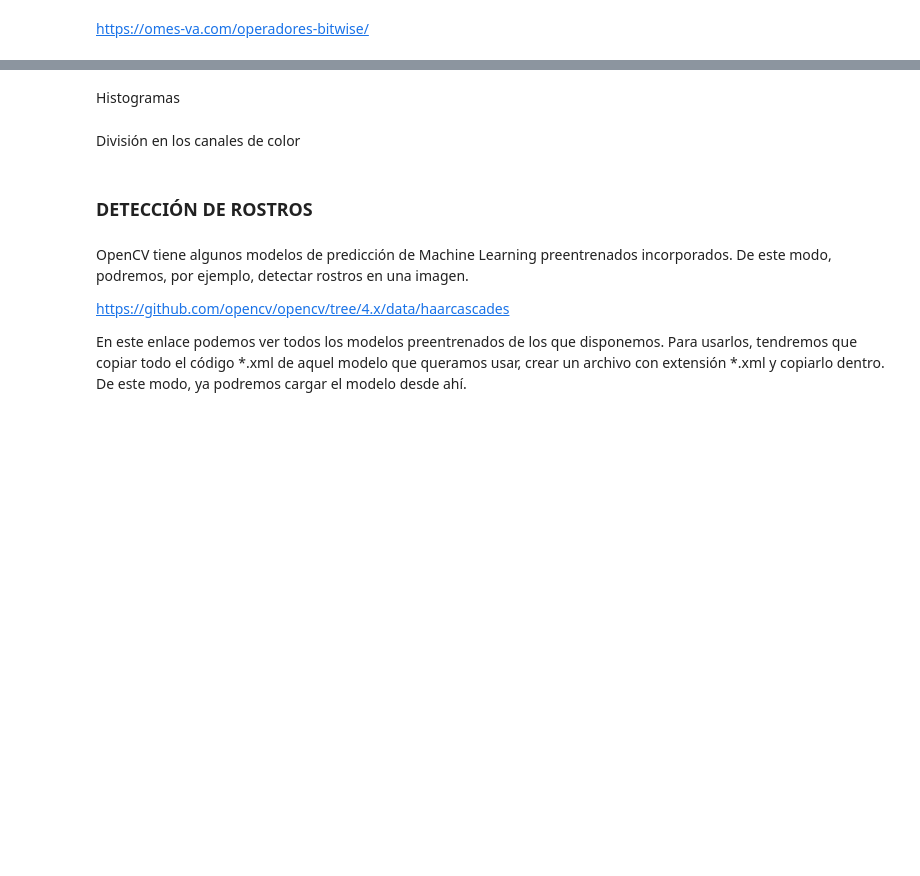
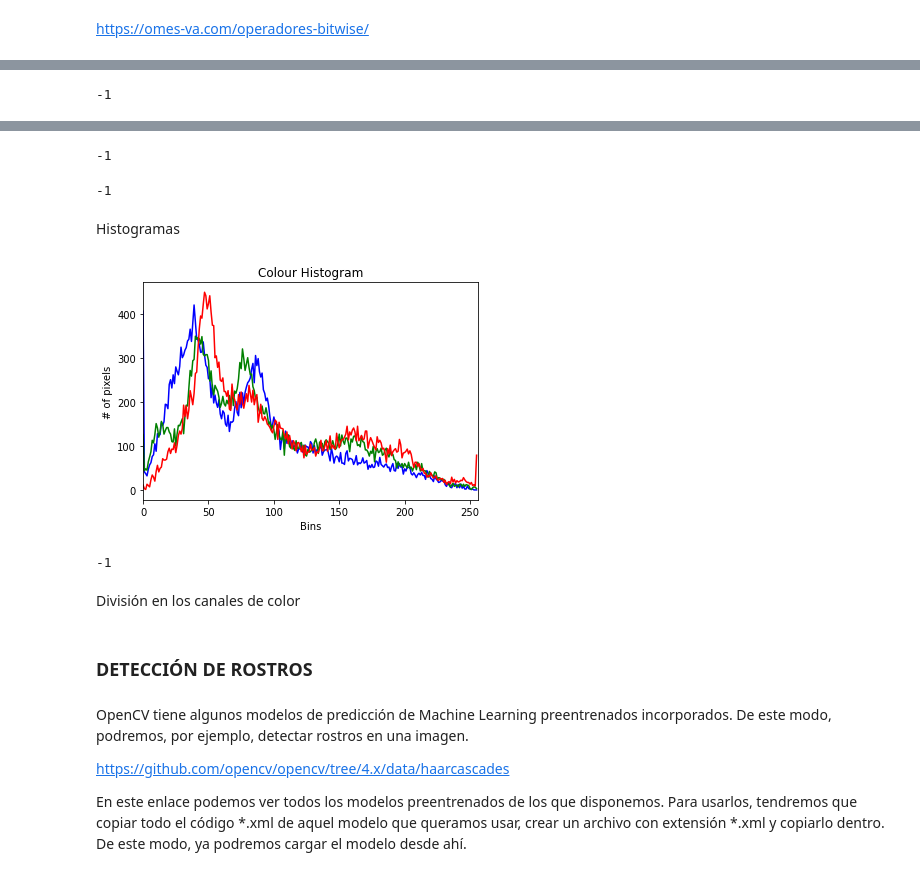
Before and after one commit to almesa93/taller_OpenCV, a Jupyter notebook: archivos/opencv_tutorial.ipynb, the cells around one changed output, grey strips where cells are left out. Saved outputs shown, nothing was run; the diff lists cells and outputs as text; code cells hidden in the pictures; blank space fills up the shorter version.

```diff
--- a/archivos/opencv_tutorial.ipynb
+++ b/archivos/opencv_tutorial.ipynb
@@ -85,8 +368,69 @@ bitwise_xor: sus salidas toman el valor de falso o 0 cuando ambas entradas posee
+# %%
+imagen_final = cv.bitwise_and(img, img, mask=mascara)
+cv.imshow('Final', imagen_final)
+cv.waitKey(0)
+# %% [output]
+-1
 # %% [markdown]
 bitwise_not: cuando una entrada es verdadera o 1, su salida es falso o  0, y viceversa. Es decir, devuelve los valores contrarios de la imagen dada (ya que admite darle solo una imagen) o lo no común entre la primera imagen y la segunda, incluidos los colores, por lo que devolverá los colores negativos.
 
 ![image alt text](https://omes-va.com/wp-content/uploads/2019/10/TABLA-DE-VERDAD-NOT.png)
+# %%
+mascara = cv.bitwise_and(circulo,rectangulo)
+cv.imshow('combi', mascara)
+cv.waitKey(0)
+# %% [output]
+-1
+# %%
+imagen_final = cv.bitwise_not(img, img, mask=mascara)
+cv.imshow('Final', imagen_final)
+cv.waitKey(0)
+# %% [output]
+-1
 # %% [markdown]
 Histogramas
+# %%
+img = cv.imread('./Resources/Photos/cats.jpg')
+cv.imshow('Cats', img)
+
+blank = np.zeros(img.shape[:2], dtype='uint8')
+
+# gray = cv.cvtColor(img, cv.COLOR_BGR2GRAY)
+# cv.imshow('Gray', gray)
+
+mask = cv.circle(blank, (img.shape[1]//2,img.shape[0]//2), 100, 255, -1)
+
+masked = cv.bitwise_and(img,img,mask=mask)
+cv.imshow('Mask', masked)
+
+# GRayscale histogram
+# gray_hist = cv.calcHist([gray], [0], mask, [256], [0,256] )
+
+# plt.figure()
+# plt.title('Grayscale Histogram')
+# plt.xlabel('Bins')
+# plt.ylabel('# of pixels')
+# plt.plot(gray_hist)
+# plt.xlim([0,256])
+# plt.show()
+
+# Colour Histogram
+
+plt.figure()
+plt.title('Colour Histogram')
+plt.xlabel('Bins')
+plt.ylabel('# of pixels')
+colors = ('b', 'g', 'r')
+for i,col in enumerate(colors):
+    hist = cv.calcHist([img], [i], mask, [256], [0,256])
+    plt.plot(hist, color=col)
+    plt.xlim([0,256])
+
+plt.show()
+
+cv.waitKey(0)
+# %% [output]
+[figure, added]
+-1
 # %% [markdown]
 División en los canales de color
```
Also changed, not shown: parts of 52 cells of this notebook.
